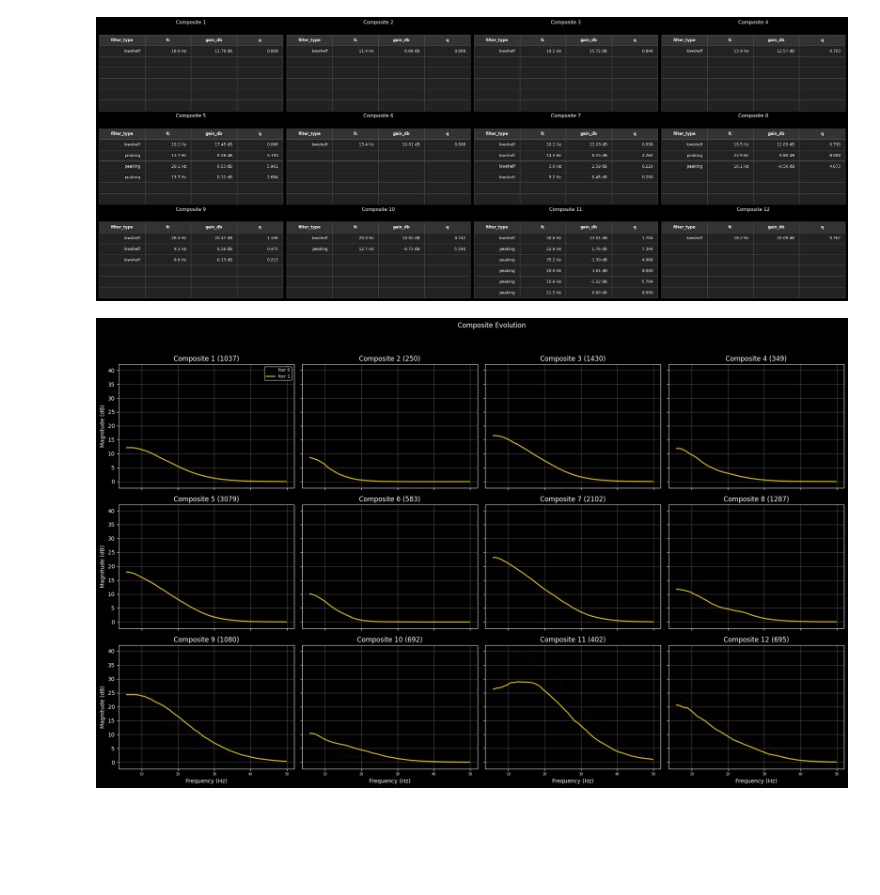
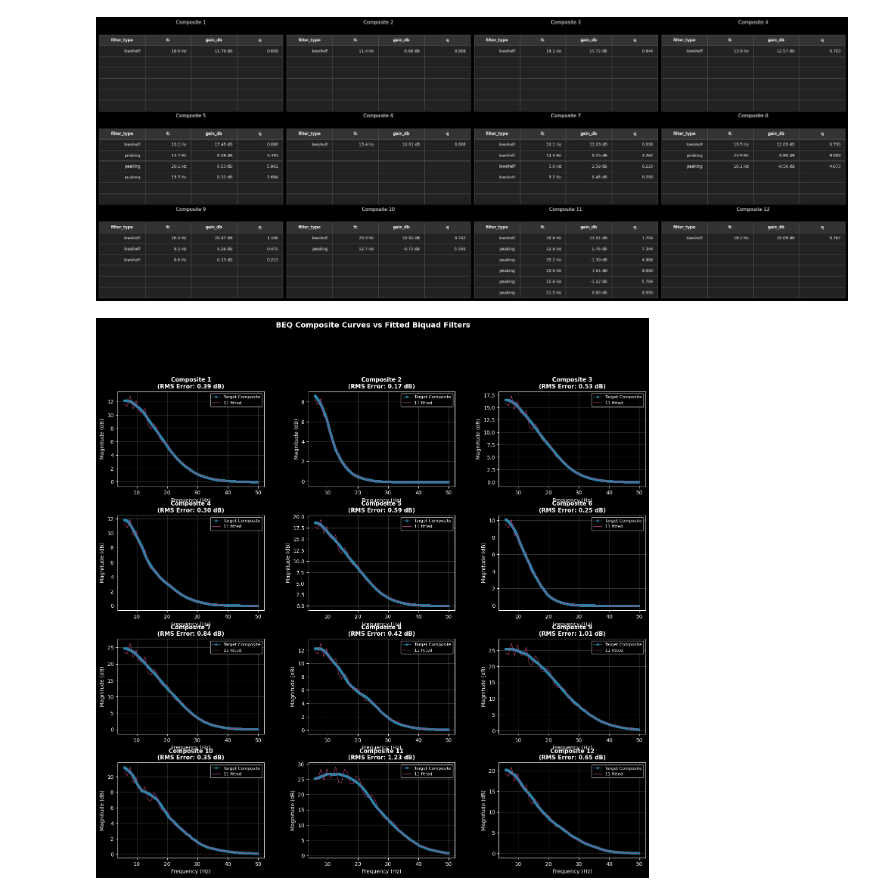
Before and after one commit to 3ll3d00d/beqanalyser, a Jupyter notebook: beqanalyser/beq.ipynb, the cells around one changed output. Drawn from its saved outputs; the diff is of its cells as text; code cells hidden in the pictures; blank space fills up the shorter version.

```diff
--- a/beqanalyser/beq.ipynb
+++ b/beqanalyser/beq.ipynb
@@ -92,8 +92,10 @@ show_filters({f'Composite {i+1}': v['filters'] for i, v in fit_results.items()})
 # %% [output]
 [figure]
-# %%
-from beqanalyser.reporter import plot_composite_evolution
-
-plot_composite_evolution(result, freqs, band=(min_freq, max_freq))
-# %% [output]
-[figure, removed]
+# %%
+from beqanalyser.reporter import plot_filter_comparison
+from beqanalyser.filter import fit_all_composites_to_geq
+
+geq_fit = fit_all_composites_to_geq(result.composites, in_band_freqs)
+plot_filter_comparison(geq_fit)
+# %% [output]
+[figure, added]
```
Also changed, not shown: parts of 4 cells of this notebook, 2 other files.
